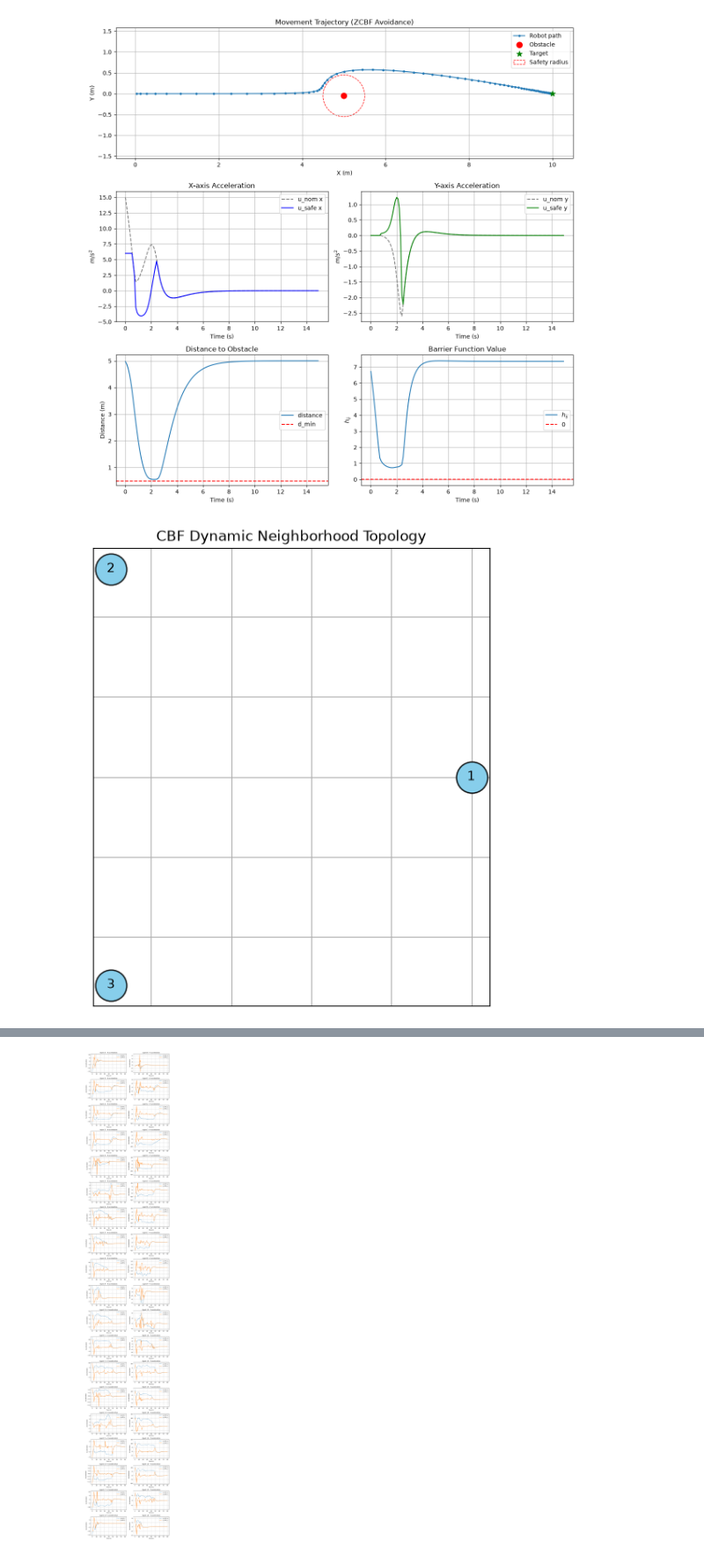
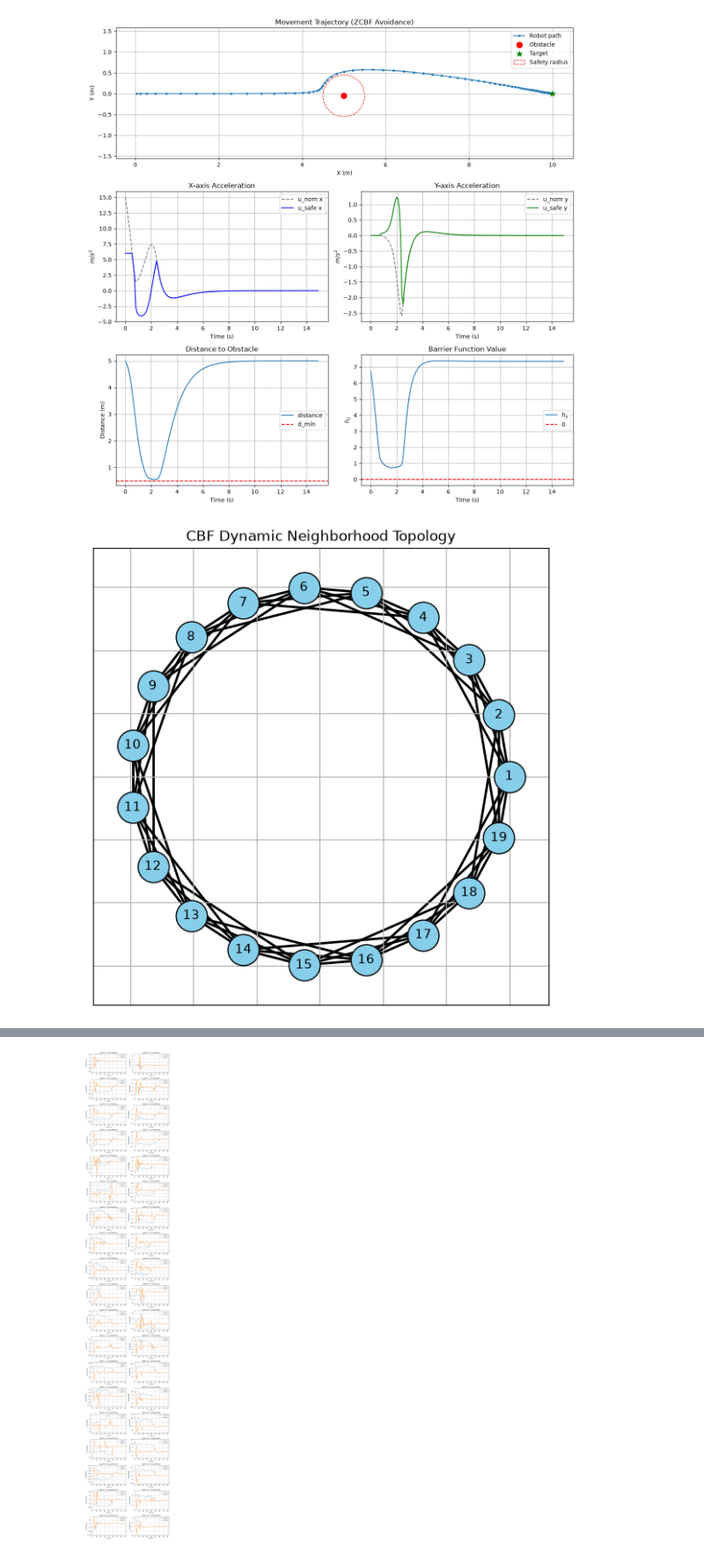
Before and after one commit to hungnguyen-125/Safety_Formation_Control_CBF, a Jupyter notebook: demo/notebooks/decentralized_cbf_validation.ipynb, the cells around one changed output, grey strips where cells are left out. Shown at 88% size. Saved outputs shown, nothing was run; the diff lists cells and outputs as text; code cells hidden in the pictures.

```diff
--- a/demo/notebooks/decentralized_cbf_validation.ipynb
+++ b/demo/notebooks/decentralized_cbf_validation.ipynb
@@ -637,10 +637,10 @@ plt.show()
 [figure]
 # %%
 # --- Simulation Configuration ---
-N = 3
+N = 19
 R_circle = 150
 dt = 0.05
-T_max = 200
+T_max = 90
 steps = int(T_max / dt)
 
 gamma = 1e-3
@@ -662,35 +662,35 @@ for i in range(N):
         R_circle * np.sin(angle),
         0.0,
         0.0
     ]
 
     # Opposite-side target
-    target_pos = -np.array(x0[0:2])
+    target_pos = -np.array(x0[0:2]) -6
 
     # f_target is not used in this experiment
     ag = Agent(
         agent_id=i + 1,
         x0=x0,
         f_target=[0.0, 0.0, 0.0, 0.0],
         alpha=alpha_val,
         beta=beta_val
     )
 
     # attach target for this experiment
     ag.target = target_pos.reshape(2,)
     agents_list.append(ag)
 
 # --- Dynamics topology ---
 topology = CBFTopology(agents_list, d_min, gamma)
 topology._compute_neighborhood_radii()
 
 topology.plot(show_radius= False)
 
 # --- CBF filter ---
 cbf_filter = DecentralizedCBF(gamma=gamma,k= 1, safety_dis=d_min)
 deadlock_manager = DeadlockManager(zero_tol=5e-3, lp_tol=1e-7)
 # %% [output]
-[figure, old version]
+[figure, new version]
 # %%
 # --- History ---
 history = [[] for _ in range(N)]
```
Also changed, not shown: parts of 3 cells of this notebook, 8 other files.
